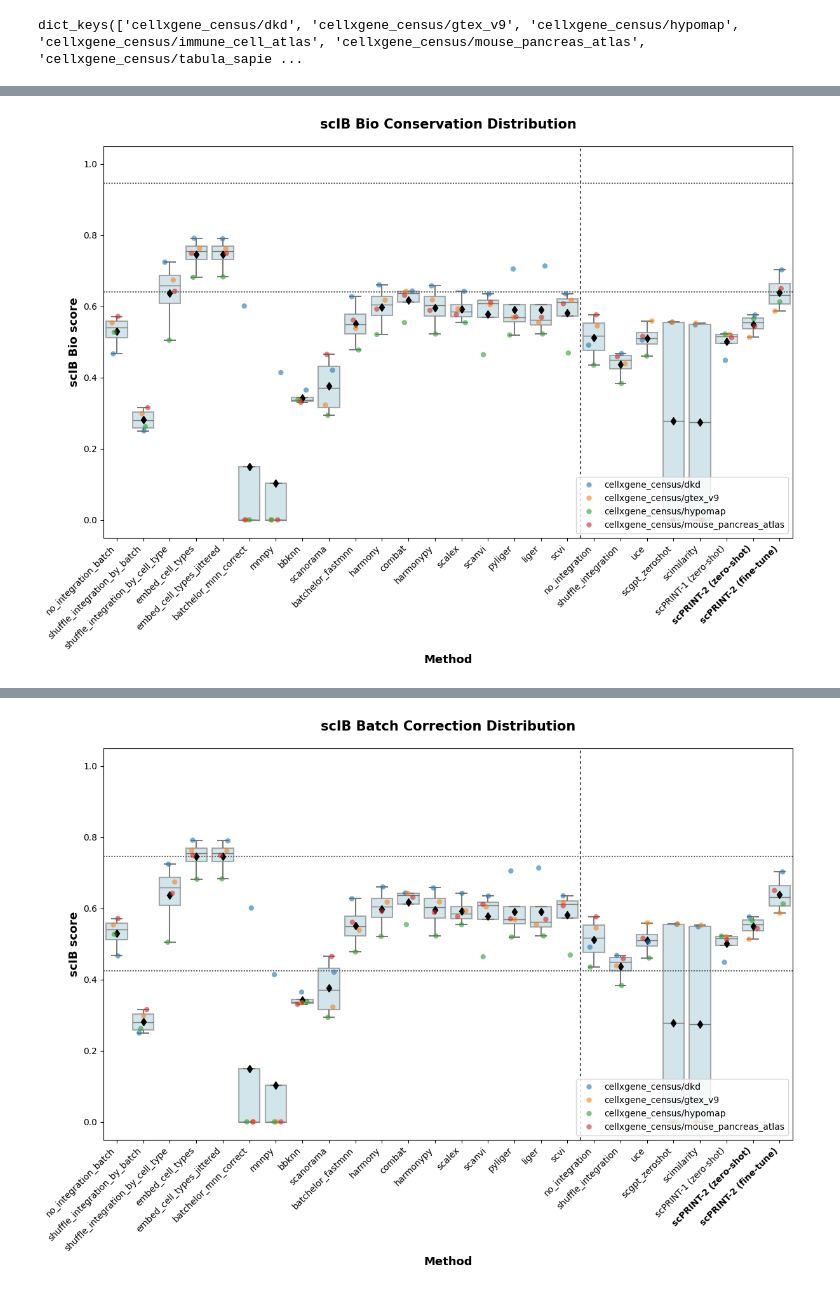
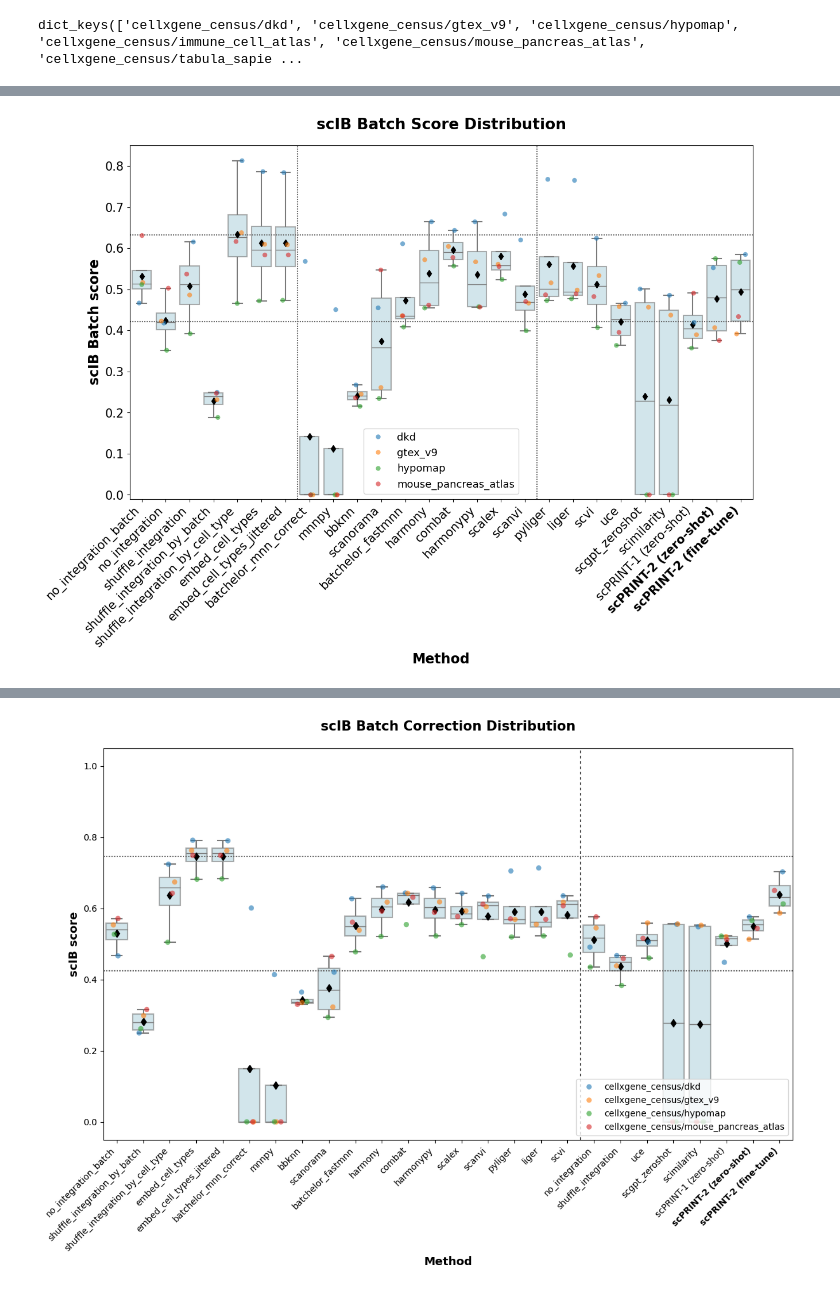
Before and after one commit to Huang-lab/Microglia_foundation_model, a Jupyter notebook: figures/plot_results.ipynb, the cells around one changed output, grey strips where cells are left out. Drawn from its saved outputs; the diff is of its cells as text; code cells hidden in the pictures.

```diff
--- a/figures/plot_results.ipynb
+++ b/figures/plot_results.ipynb
@@ -857,7 +881,7 @@ for k, v in res.items():
         total = cell * 0.4 + batch * 0.6
         if l not in toplot:
             toplot[l] = []
-        toplot[l].append(total)
+        toplot[l].append(batch)
     # print(f"         Bio: {cell:.3f}")
     # print(f"         Batch: {batch:.3f}")
     if "scPRINT-2 (zero-shot)" not in toplot:
@@ -865,19 +889,19 @@ for k, v in res.items():
     if k.split("/")[1] not in emb.index:
         toplot["scPRINT-2 (zero-shot)"].append(0)
     else:
-        toplot["scPRINT-2 (zero-shot)"].append(emb.loc[k.split("/")[1], "Total"])
+        toplot["scPRINT-2 (zero-shot)"].append(emb.loc[k.split("/")[1], "Batch correction"])
     if "scPRINT-1 (zero-shot)" not in toplot:
         toplot["scPRINT-1 (zero-shot)"] = []
     if k.split("/")[1] not in emb_v1.index:
         toplot["scPRINT-1 (zero-shot)"].append(0)
     else:
-        toplot["scPRINT-1 (zero-shot)"].append(emb_v1.loc[k.split("/")[1], "Total"])
+        toplot["scPRINT-1 (zero-shot)"].append(emb_v1.loc[k.split("/")[1], "Batch correction"])
     if "scPRINT-2 (fine-tune)" not in toplot:
         toplot["scPRINT-2 (fine-tune)"] = []
     if k.split("/")[1] not in emb_ft.index:
         toplot["scPRINT-2 (fine-tune)"].append(0)
     else:
-        toplot["scPRINT-2 (fine-tune)"].append(emb_ft.loc[k.split("/")[1], "Total"])
+        toplot["scPRINT-2 (fine-tune)"].append(emb_ft.loc[k.split("/")[1], "Batch correction"])
 toplot = pd.DataFrame(data=toplot, index=names).T
 # %%
 toplot = toplot.loc[:, toplot.loc["scPRINT-2 (zero-shot)"].values != 0].drop(
@@ -905,7 +929,10 @@ toplot
 # %%
+toplot.columns = toplot.columns.str.split("/").str[1]
 toplot = toplot.loc[
     [
         "no_integration_batch",
+        "no_integration",
+        "shuffle_integration",
         "shuffle_integration_by_batch",
         "shuffle_integration_by_cell_type",
         "embed_cell_types",
@@ -923,8 +950,6 @@ toplot = toplot.loc[
         "pyliger",
         "liger",
         "scvi",
-        "no_integration",
-        "shuffle_integration",
         "uce",
         "scgpt_zeroshot",
         "scimilarity",
@@ -1117,12 +1148,14 @@ uce                               0.527  0.559
 # %%
+FONTSIZE = 15
+
 # Alternative: Boxplot with stripplot overlay
 fig, ax = plt.subplots(figsize=(14, 8))
 
 # Melt the dataframe for seaborn
 plot_data = toplot.T.reset_index().melt(
-    id_vars="index", var_name="Method", value_name="Accuracy"
+    id_vars="index", var_name="Method", value_name="Batch Score"
 )
-plot_data.columns = ["Dataset", "Method", "Accuracy"]
+plot_data.columns = ["Dataset", "Method", "Batch Score"]
 
 # Define color palette
 colors = ["lightblue"] * len(plot_data["Method"].unique())
@@ -1133,59 +1166,59 @@ colors[scprint_idx] = "coral"
 sns.boxplot(
     data=plot_data,
     x="Method",
-    y="Accuracy",
+    y="Batch Score",
     ax=ax,
     color="lightblue",
-    # palette=colors,
-    # hue='Dataset',
     showmeans=True,
     fliersize=0,
-    # medianprops=dict(color="black", linewidth=2.5),
     boxprops=dict(alpha=0.6, linewidth=1.5),
     whiskerprops=dict(linewidth=1.5),
     capprops=dict(linewidth=1.5),
     meanprops={"marker": "d", "markerfacecolor": "black", "markeredgecolor": "black"},
-    # flierprops=dict(marker="o", markerfacecolor="gray", markersize=5, alpha=0.5),
 )
 
 # Add strip plot to show individual points
 sns.stripplot(
     data=plot_data,
     x="Method",
-    y="Accuracy",
+    y="Batch Score",
     hue="Dataset",
     ax=ax,
-    # color="black",
     alpha=0.6,
     size=6,
     jitter=0.2,
 )
 
 # Styling
-ax.set_xticklabels(ax.get_xticklabels(), rotation=45, ha="right")
-ax.set_ylabel("scIB Bio score", fontsize=13, fontweight="bold")
-ax.set_xlabel("Method", fontsize=13, fontweight="bold")
+ax.set_xticklabels(ax.get_xticklabels(), rotation=45, ha="right", fontsize=FONTSIZE)
+ax.tick_params(axis="y", labelsize=FONTSIZE)
+ax.set_ylabel("scIB Batch score", fontsize=FONTSIZE + 2, fontweight="bold")
+ax.set_xlabel("Method", fontsize=FONTSIZE + 2, fontweight="bold")
+
 # Then make the last label bold
 labels = ax.get_xticklabels()
 labels[-1].set_fontweight("bold")
 labels[-2].set_fontweight("bold")
+
 ax.set_title(
-    "scIB Bio Conservation Distribution", fontsize=15, fontweight="bold", pad=20
+    "scIB Batch Score Distribution",
+    fontsize=FONTSIZE + 4,
+    fontweight="bold",
+    pad=20,
 )
-ax.set_ylim([-0.05, 1.05])
-# ax.axhline(y=0.5, color="gray", linestyle="--", alpha=0.4, linewidth=1.5, zorder=0)
-ax.legend(loc="lower right", fontsize=10)
-ax.axvline(17.5, color=".3", dashes=(2, 2))
-ax.axhline(0.945, color=".4", dashes=(1, 1))
-ax.axhline(0.64, color=".4", dashes=(1, 1))
-# plt.tight_layout()
+ax.set_ylim([-0.01, .851])
+ax.legend(loc="lower center", fontsize=FONTSIZE - 2)
+ax.axvline(16.5, color=".4", dashes=(1, 1))
+ax.axvline(6.5, color=".4", dashes=(1, 1))
+ax.axhline(0.633, color=".4", dashes=(1, 1))
+ax.axhline(0.422, color=".4", dashes=(1, 1))
 plt.show()
 
 # Print summary statistics
 print("\nSummary Statistics:")
-print(plot_data.groupby("Method")["Accuracy"].describe().round(3))
+print(plot_data.groupby("Method")["Batch Score"].describe().round(3))
 # %% [output]
-[figure, old version]
+[figure, new version]
 Summary Statistics:
                                   count   mean    std    min    25%    50%  \
 Method
```
Also changed, not shown: parts of 15 cells of this notebook, 4 other files.
